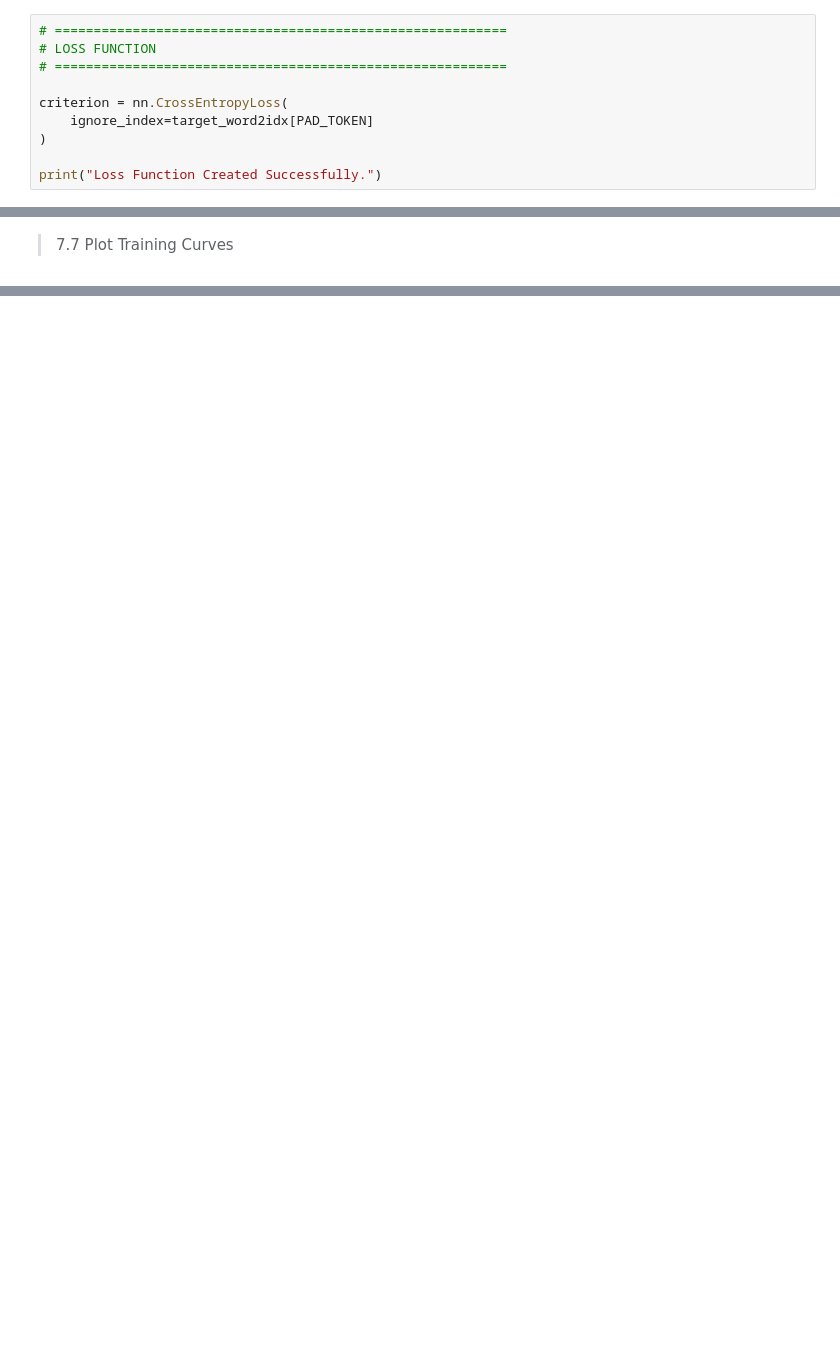
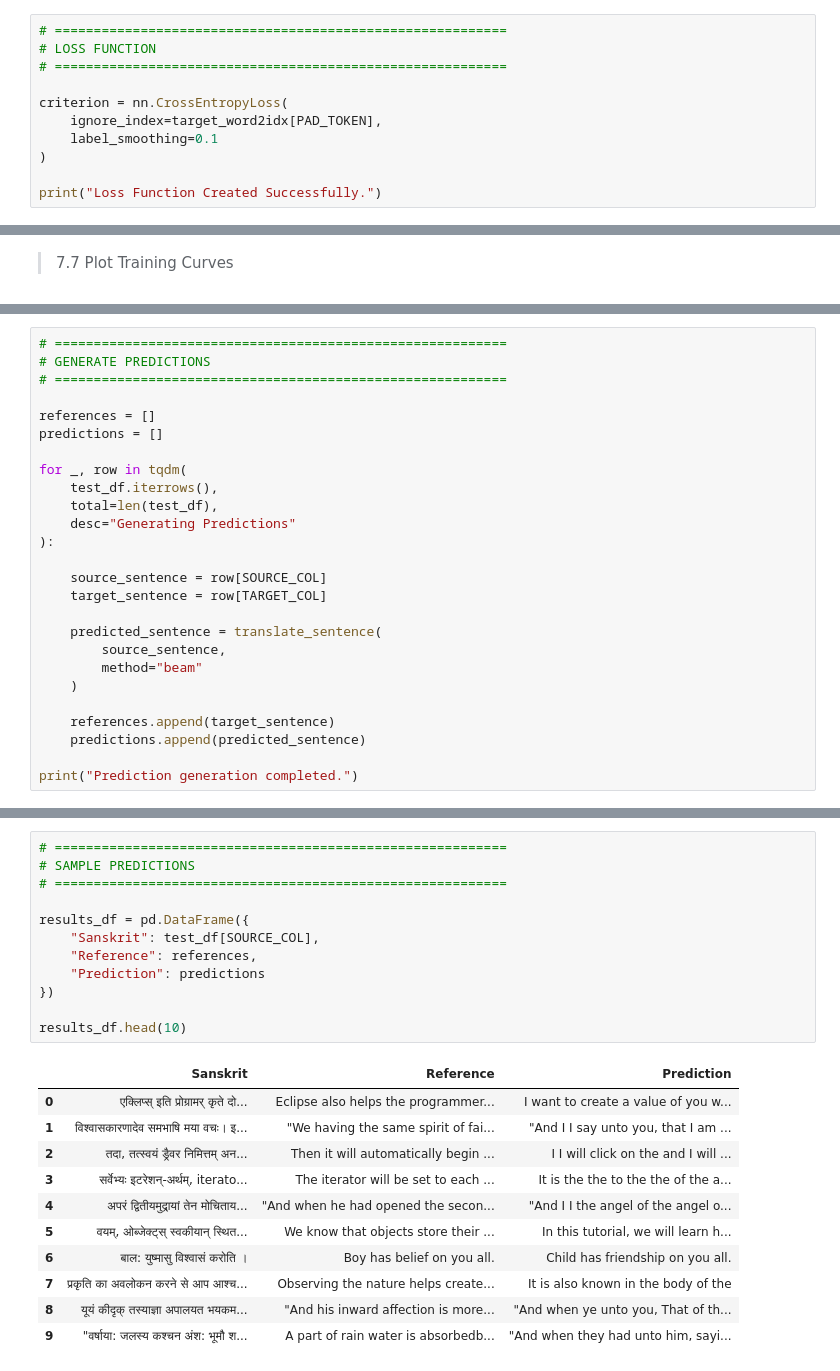
Before and after one commit to iamKrishnendu/nlu-assignment, a Jupyter notebook: notebook/sanskrit_english_nmt.ipynb, the cells around one changed output, grey strips where cells are left out. Drawn from its saved outputs; the diff is of its cells as text; blank space fills up the shorter version.

```diff
--- a/notebook/sanskrit_english_nmt.ipynb
+++ b/notebook/sanskrit_english_nmt.ipynb
@@ -1060,7 +1134,8 @@ print("=" * 50)
 # ==========================================================
 
 criterion = nn.CrossEntropyLoss(
-    ignore_index=target_word2idx[PAD_TOKEN]
+    ignore_index=target_word2idx[PAD_TOKEN],
+    label_smoothing=0.1
 )
 
 print("Loss Function Created Successfully.")
@@ -1308,0 +1851,26 @@ plt.show()
+# %%
+# ==========================================================
+# GENERATE PREDICTIONS
+# ==========================================================
+
+references = []
+predictions = []
+
+for _, row in tqdm(
+    test_df.iterrows(),
+    total=len(test_df),
+    desc="Generating Predictions"
+):
+
+    source_sentence = row[SOURCE_COL]
+    target_sentence = row[TARGET_COL]
+
+    predicted_sentence = translate_sentence(
+        source_sentence,
+        method="beam"
+    )
+
+    references.append(target_sentence)
+    predictions.append(predicted_sentence)
+
+print("Prediction generation completed.")
@@ -1308,0 +1879,24 @@ plt.show()
+# %%
+# ==========================================================
+# SAMPLE PREDICTIONS
+# ==========================================================
+
+results_df = pd.DataFrame({
+    "Sanskrit": test_df[SOURCE_COL],
+    "Reference": references,
+    "Prediction": predictions
+})
+
+results_df.head(10)
+# %% [output]
+|  | Sanskrit | Reference | Prediction |
+| 0 | एक्लिप्स् इति प्रोग्रामर् कृते दो... | Eclipse also helps the programmer... | I want to create a value of you w... |
+| 1 | विश्वासकारणादेव समभाषि मया वचः। इ... | "We having the same spirit of fai... | "And I I say unto you, that I am ... |
+| 2 | तदा, तत्स्वयं ड्रैवर निमित्तम् अन... | Then it will automatically begin ... | I I will click on the and I will ... |
+| 3 | सर्वेभ्यः इटरेशन्-अर्थम्, iterato... | The iterator will be set to each ... | It is the the to the the of the a... |
+| 4 | अपरं द्वितीयमुद्रायां तेन मोचिताय... | "And when he had opened the secon... | "And I I the angel of the angel o... |
+| 5 | वयम्, ओब्जेक्ट्स् स्वकीयान् स्थित... | We know that objects store their ... | In this tutorial, we will learn h... |
+| 6 | बाल: युष्मासु विश्वासं करोति । | Boy has belief on you all. | Child has friendship on you all. |
+| 7 | प्रकृति का अवलोकन करने से आप आश्च... | Observing the nature helps create... | It is also known in the body of the |
+| 8 | यूयं कीदृक् तस्याज्ञा अपालयत भयकम... | "And his inward affection is more... | "And when ye unto you, That of th... |
+| 9 | "वर्षाया: जलस्य कश्चन अंश: भूमौ श... | A part of rain water is absorbedb... | "And when they had unto him, sayi... |
```
Also changed, not shown: parts of 54 cells of this notebook.
